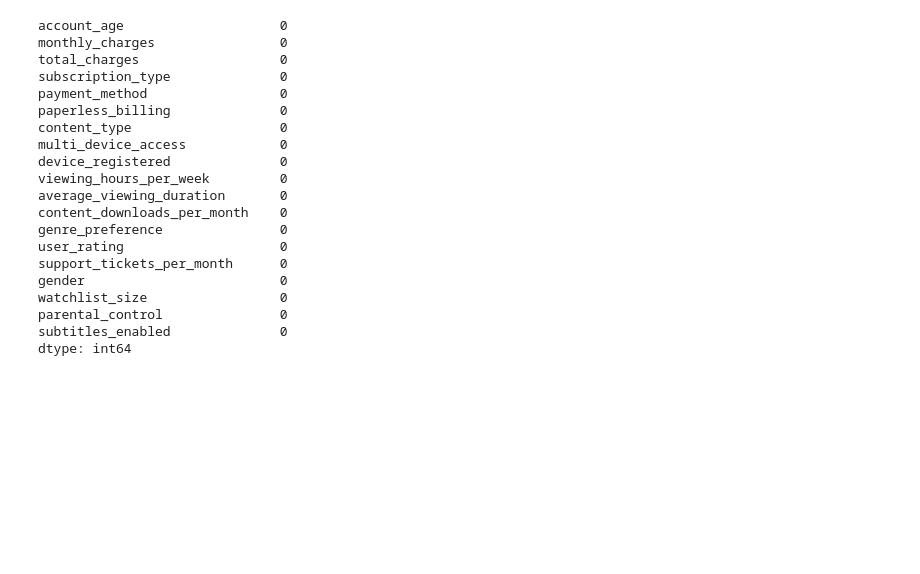
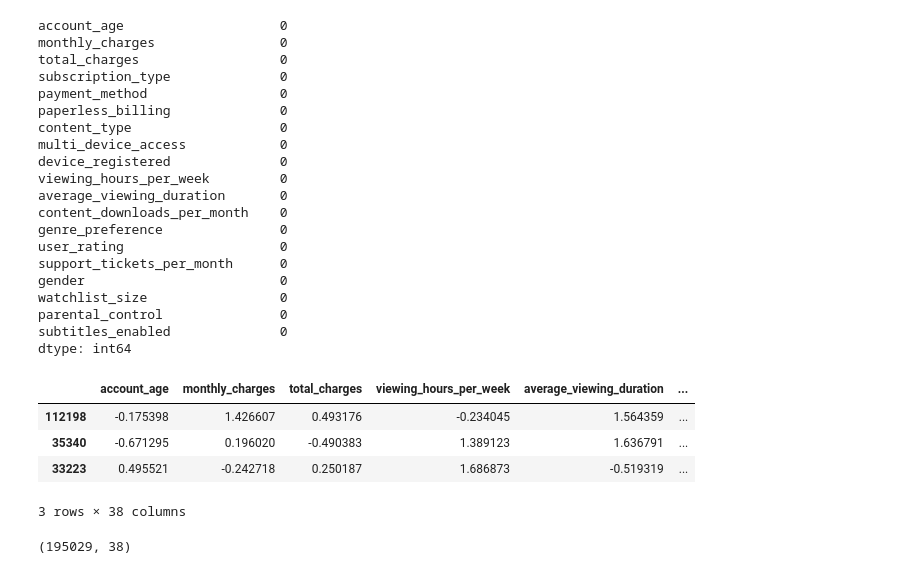
Before and after one commit to Soodabeh/retention-agent, a Jupyter notebook: notebooks/anna-notebook.ipynb, the cells around one changed output. Cells and saved outputs as stored; diff of their text form; code cells hidden in the pictures; blank space fills up the shorter version.

Commit message:
compute X_processed

```diff
--- a/notebooks/anna-notebook.ipynb
+++ b/notebooks/anna-notebook.ipynb
@@ -63,7 +63,8 @@ def preprocess_data(df: pd.DataFrame):
             ('num', numeric_transformer, numeric_features),
             ('cat', categorical_transformer, categorical_features)
         ],
-        remainder='drop' # Explicitly drop columns we didn't specify (like IDs)
+        remainder='drop', # Explicitly drop columns we didn't specify (like IDs)
+        verbose_feature_names_out=False
     ).set_output(transform='pandas')
 
     # 6. Train/Test Split BEFORE fitting anything to avoid data leakage
@@ -229,3 +230,19 @@ watchlist_size                 0
 parental_control               0
 subtitles_enabled              0
 dtype: int64
+# %%
+X_train_transformed = preprocessor.fit_transform(X_train)
+X_processed = pd.DataFrame(
+    X_train_transformed
+)
+X_processed.head(3)
+# %% [output]
+|  | account_age | monthly_charges | total_charges | viewing_hours_per_week | average_viewing_duration | ... |
+| 112198 | -0.175398 | 1.426607 | 0.493176 | -0.234045 | 1.564359 | ... |
+| 35340 | -0.671295 | 0.196020 | -0.490383 | 1.389123 | 1.636791 | ... |
+| 33223 | 0.495521 | -0.242718 | 0.250187 | 1.686873 | -0.519319 | ... |
+3 rows × 38 columns
+# %%
+X_processed.shape
+# %% [output]
+(195029, 38)
```
Also changed, not shown: parts of 2 cells of this notebook.
